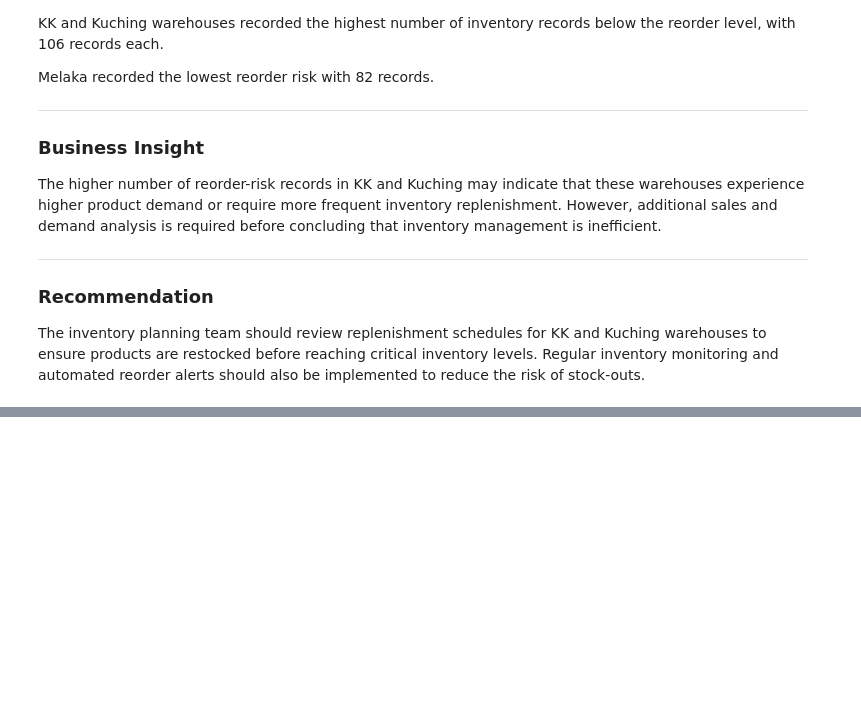
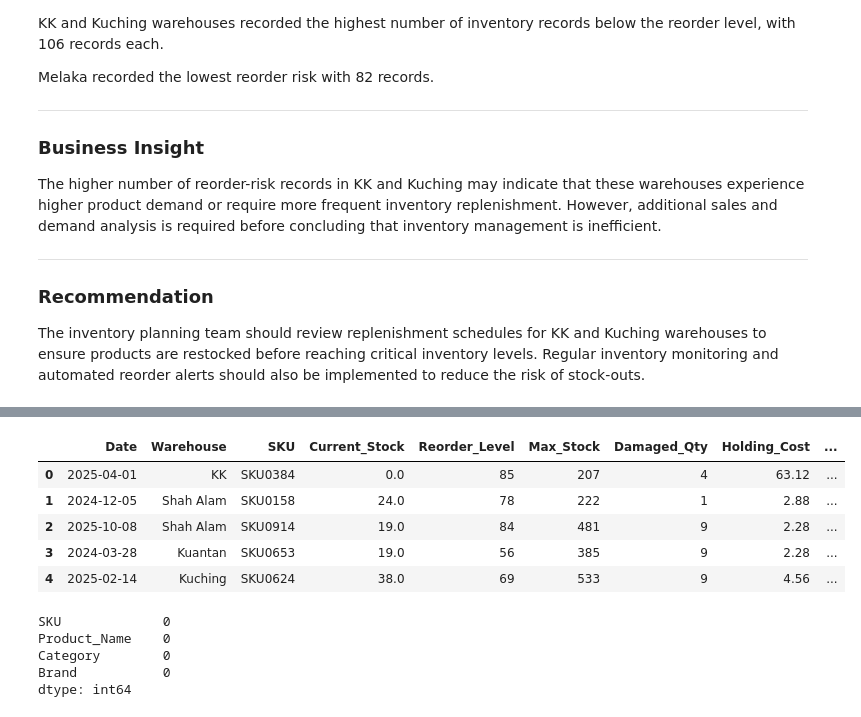
Before and after one commit to fakrullahzahir/Java-OOP-Design-Patterns-Mini-Project, a Jupyter notebook: EDA/RetailMart Malaysia Analytics Portfolio/notebooks/inventory_analysis.ipynb, the cells around one changed output, grey strips where cells are left out. Cells and saved outputs as stored; diff of their text form; code cells hidden in the pictures; blank space fills up the shorter version.

```diff
--- a/EDA/RetailMart Malaysia Analytics Portfolio/notebooks/inventory_analysis.ipynb
+++ b/EDA/RetailMart Malaysia Analytics Portfolio/notebooks/inventory_analysis.ipynb
@@ -625,0 +705,34 @@ The inventory planning team should review replenishment schedules for KK and Kuc
+# %%
+# ==========================================================
+# BUSINESS TASK 5
+#
+# Add product details to reorder analysis.
+#
+# Purpose:
+#   Merge reorder products with product information
+#   so that SKU codes can be interpreted more clearly.
+# ==========================================================
+
+reorder_with_products = reorder_products.merge(
+    products,
+    on="SKU",
+    how="left"
+)
+
+reorder_with_products.head()
+# %% [output]
+|  | Date | Warehouse | SKU | Current_Stock | Reorder_Level | Max_Stock | Damaged_Qty | Holding_Cost | ... |
+| 0 | 2025-04-01 | KK | SKU0384 | 0.0 | 85 | 207 | 4 | 63.12 | ... |
+| 1 | 2024-12-05 | Shah Alam | SKU0158 | 24.0 | 78 | 222 | 1 | 2.88 | ... |
+| 2 | 2025-10-08 | Shah Alam | SKU0914 | 19.0 | 84 | 481 | 9 | 2.28 | ... |
+| 3 | 2024-03-28 | Kuantan | SKU0653 | 19.0 | 56 | 385 | 9 | 2.28 | ... |
+| 4 | 2025-02-14 | Kuching | SKU0624 | 38.0 | 69 | 533 | 9 | 4.56 | ... |
+# %%
+# Check missing product details after merge
+reorder_with_products[["SKU", "Product_Name", "Category", "Brand"]].isnull().sum()
+# %% [output]
+SKU             0
+Product_Name    0
+Category        0
+Brand           0
+dtype: int64
```
Also changed, not shown: parts of 9 cells of this notebook.
